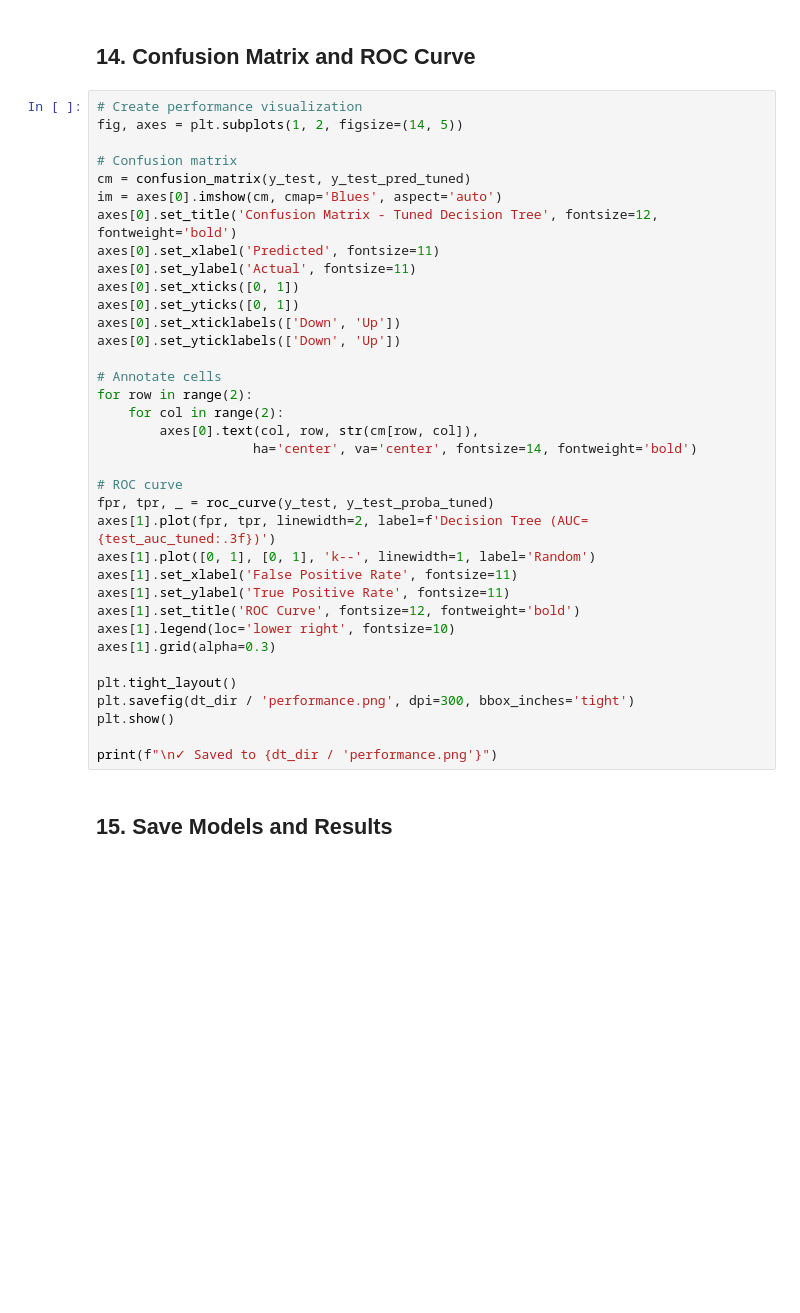
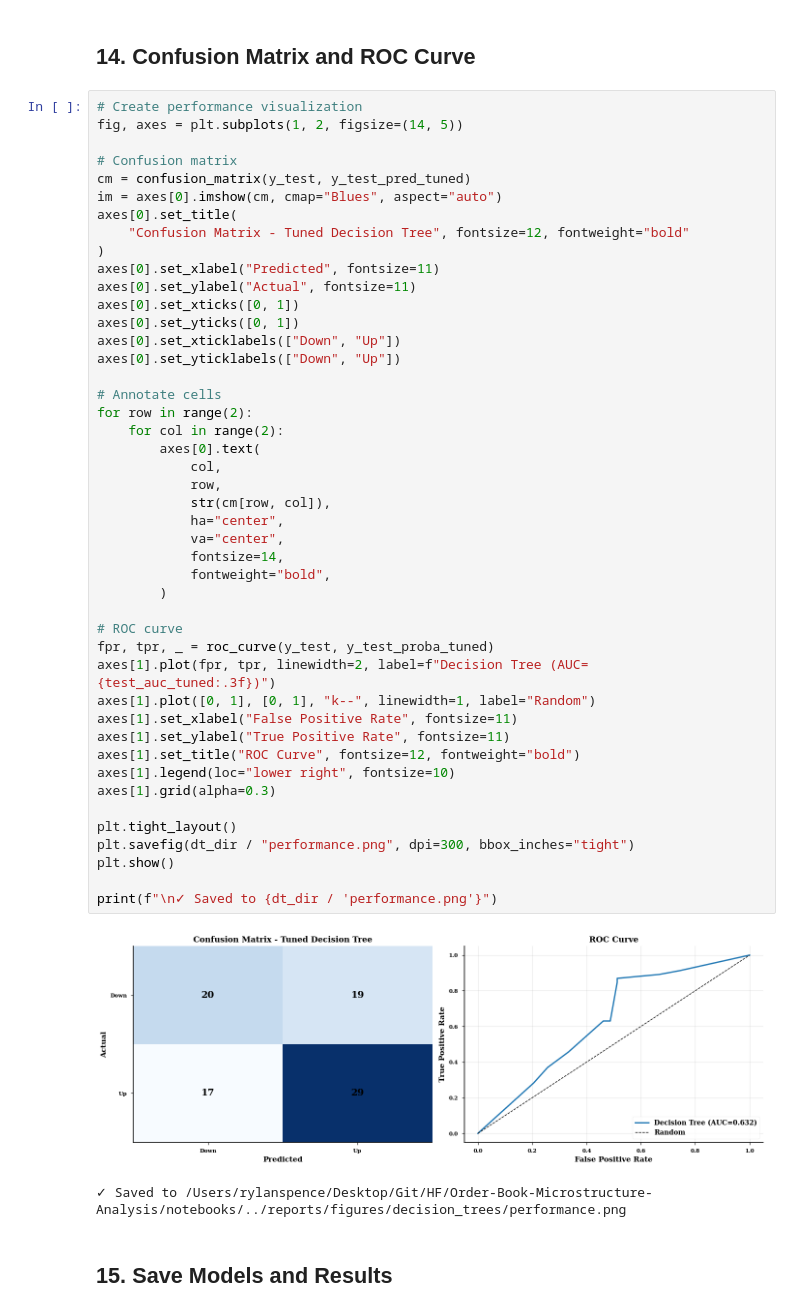
Before and after one commit to rspence821505/Order-Book-Microstructure-Analysis, a Jupyter notebook: notebooks/40_decision_trees.ipynb, the cells around one changed output. Drawn from its saved outputs; the diff is of its cells as text; blank space fills up the shorter version.

```diff
--- a/notebooks/40_decision_trees.ipynb
+++ b/notebooks/40_decision_trees.ipynb
@@ -498,39 +752,51 @@ print(f"\n✓ Full rules saved to {dt_dir / 'decision_rules.txt'}")
 # %%
 # Create performance visualization
 fig, axes = plt.subplots(1, 2, figsize=(14, 5))
 
 # Confusion matrix
 cm = confusion_matrix(y_test, y_test_pred_tuned)
-im = axes[0].imshow(cm, cmap='Blues', aspect='auto')
-axes[0].set_title('Confusion Matrix - Tuned Decision Tree', fontsize=12, fontweight='bold')
-axes[0].set_xlabel('Predicted', fontsize=11)
-axes[0].set_ylabel('Actual', fontsize=11)
+im = axes[0].imshow(cm, cmap="Blues", aspect="auto")
+axes[0].set_title(
+    "Confusion Matrix - Tuned Decision Tree", fontsize=12, fontweight="bold"
+)
+axes[0].set_xlabel("Predicted", fontsize=11)
+axes[0].set_ylabel("Actual", fontsize=11)
 axes[0].set_xticks([0, 1])
 axes[0].set_yticks([0, 1])
-axes[0].set_xticklabels(['Down', 'Up'])
-axes[0].set_yticklabels(['Down', 'Up'])
+axes[0].set_xticklabels(["Down", "Up"])
+axes[0].set_yticklabels(["Down", "Up"])
 
 # Annotate cells
 for row in range(2):
     for col in range(2):
-        axes[0].text(col, row, str(cm[row, col]),
-                    ha='center', va='center', fontsize=14, fontweight='bold')
+        axes[0].text(
+            col,
+            row,
+            str(cm[row, col]),
+            ha="center",
+            va="center",
+            fontsize=14,
+            fontweight="bold",
+        )
 
 # ROC curve
 fpr, tpr, _ = roc_curve(y_test, y_test_proba_tuned)
-axes[1].plot(fpr, tpr, linewidth=2, label=f'Decision Tree (AUC={test_auc_tuned:.3f})')
-axes[1].plot([0, 1], [0, 1], 'k--', linewidth=1, label='Random')
-axes[1].set_xlabel('False Positive Rate', fontsize=11)
-axes[1].set_ylabel('True Positive Rate', fontsize=11)
-axes[1].set_title('ROC Curve', fontsize=12, fontweight='bold')
-axes[1].legend(loc='lower right', fontsize=10)
+axes[1].plot(fpr, tpr, linewidth=2, label=f"Decision Tree (AUC={test_auc_tuned:.3f})")
+axes[1].plot([0, 1], [0, 1], "k--", linewidth=1, label="Random")
+axes[1].set_xlabel("False Positive Rate", fontsize=11)
+axes[1].set_ylabel("True Positive Rate", fontsize=11)
+axes[1].set_title("ROC Curve", fontsize=12, fontweight="bold")
+axes[1].legend(loc="lower right", fontsize=10)
 axes[1].grid(alpha=0.3)
 
 plt.tight_layout()
-plt.savefig(dt_dir / 'performance.png', dpi=300, bbox_inches='tight')
+plt.savefig(dt_dir / "performance.png", dpi=300, bbox_inches="tight")
 plt.show()
 
 print(f"\n✓ Saved to {dt_dir / 'performance.png'}")
+# %% [output]
+[figure, added]
+✓ Saved to /Users/rylanspence/Desktop/Git/HF/Order-Book-Microstructure-Analysis/notebooks/../reports/figures/decision_trees/performance.png
 # %% [markdown]
 ## 15. Save Models and Results
 # %%
```
Also changed, not shown: parts of 18 cells of this notebook.
